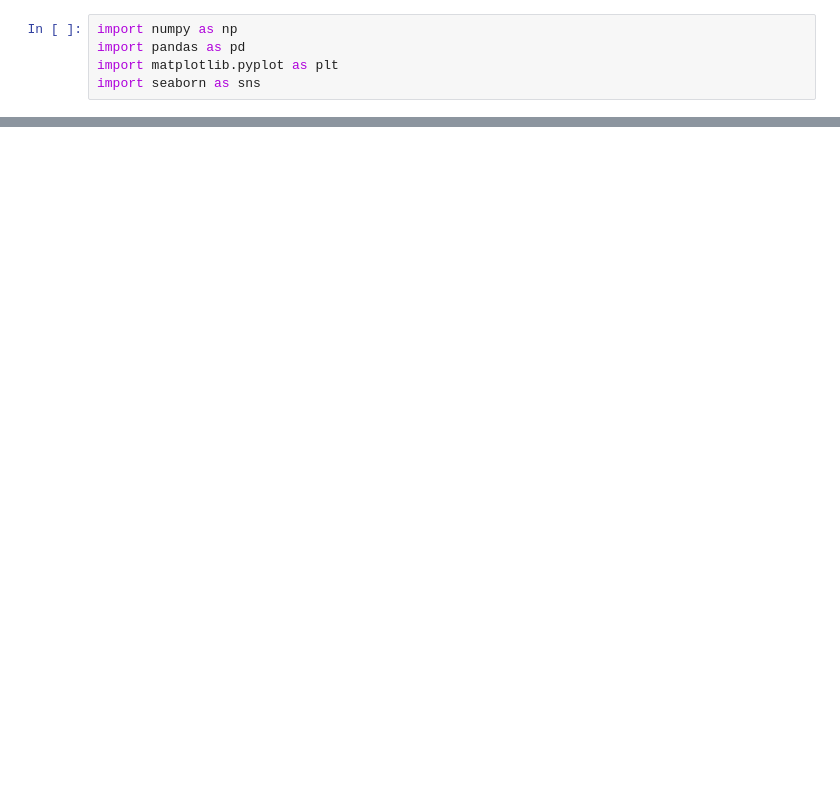
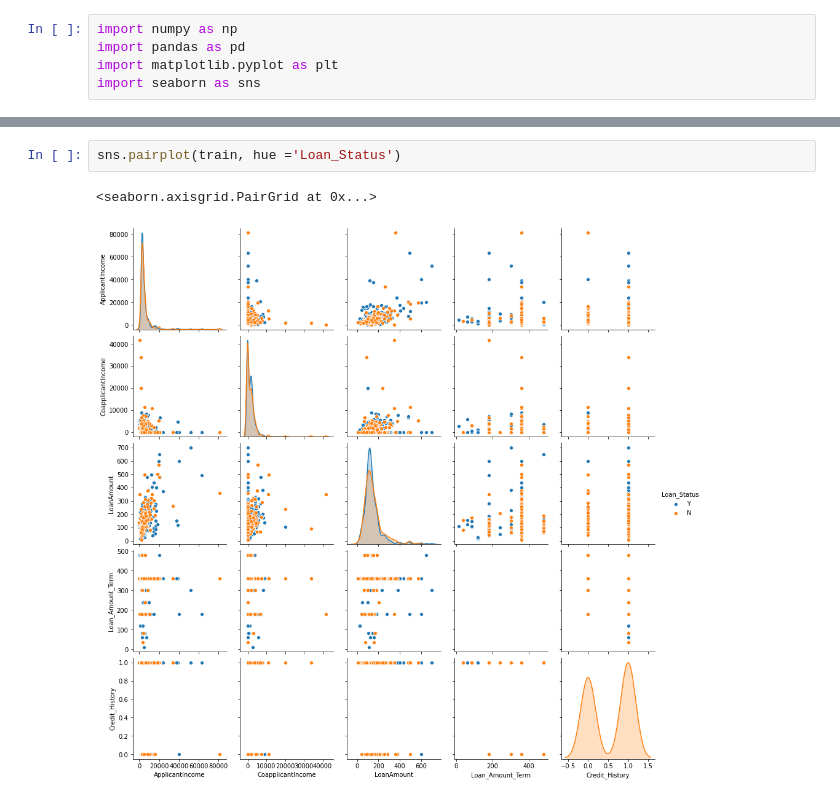
Before and after one commit to norendas/AV_ML_TimeLine, a Jupyter notebook: LoanPrediction/Loan_Prediction_EDA.ipynb, the cells around one changed output, grey strips where cells are left out. Saved outputs shown, nothing was run; the diff lists cells and outputs as text; blank space fills up the shorter version.

```diff
--- a/LoanPrediction/Loan_Prediction_EDA.ipynb
+++ b/LoanPrediction/Loan_Prediction_EDA.ipynb
@@ -52,0 +59,5 @@ data.columns , data.dtypes
+# %%
+sns.pairplot(train, hue ='Loan_Status')
+# %% [output]
+<seaborn.axisgrid.PairGrid at 0x...>
+[figure, added]
```
Also changed, not shown: parts of 52 cells of this notebook, 7 other files.
